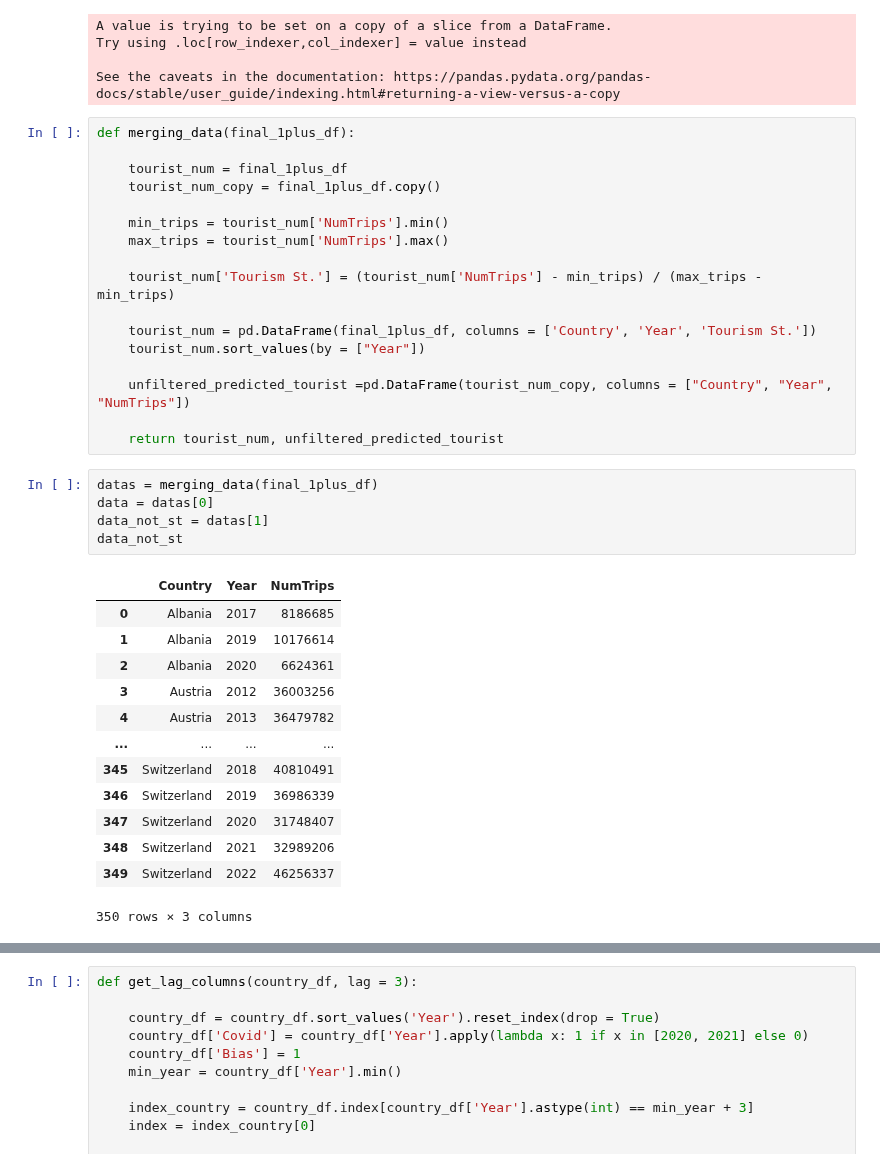
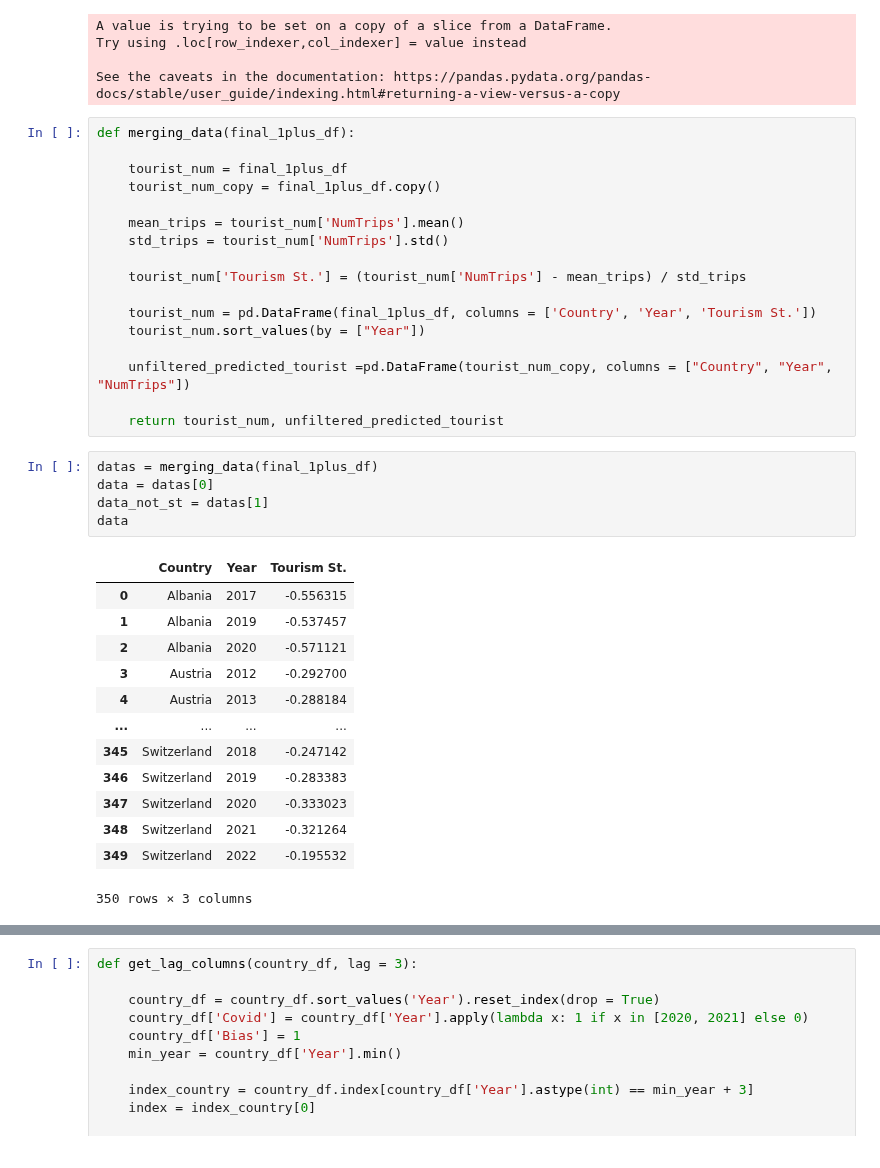
Before and after one commit to swbehan/RoadQualityWork, a Jupyter notebook: datasets/preprocessed-datasets/time_series_predictions copy 2.ipynb, the cells around one changed output, grey strips where cells are left out. Saved outputs shown, nothing was run; the diff lists cells and outputs as text.

```diff
--- a/datasets/preprocessed-datasets/time_series_predictions copy 2.ipynb
+++ b/datasets/preprocessed-datasets/time_series_predictions copy 2.ipynb
@@ -24,10 +24,10 @@ def merging_data(final_1plus_df):
     tourist_num = final_1plus_df
     tourist_num_copy = final_1plus_df.copy()
 
-    min_trips = tourist_num['NumTrips'].min()
-    max_trips = tourist_num['NumTrips'].max()
+    mean_trips = tourist_num['NumTrips'].mean()
+    std_trips = tourist_num['NumTrips'].std()
 
-    tourist_num['Tourism St.'] = (tourist_num['NumTrips'] - min_trips) / (max_trips - min_trips)
+    tourist_num['Tourism St.'] = (tourist_num['NumTrips'] - mean_trips) / std_trips
 
     tourist_num = pd.DataFrame(final_1plus_df, columns = ['Country', 'Year', 'Tourism St.'])
     tourist_num.sort_values(by = ["Year"])
@@ -38,19 +38,19 @@ def merging_data(final_1plus_df):
 # %%
 datas = merging_data(final_1plus_df)
 data = datas[0]
 data_not_st = datas[1]
-data_not_st
+data
 # %% [output]
-|  | Country | Year | NumTrips |
-| 0 | Albania | 2017 | 8186685 |
-| 1 | Albania | 2019 | 10176614 |
-| 2 | Albania | 2020 | 6624361 |
-| 3 | Austria | 2012 | 36003256 |
-| 4 | Austria | 2013 | 36479782 |
+|  | Country | Year | Tourism St. |
+| 0 | Albania | 2017 | -0.556315 |
+| 1 | Albania | 2019 | -0.537457 |
+| 2 | Albania | 2020 | -0.571121 |
+| 3 | Austria | 2012 | -0.292700 |
+| 4 | Austria | 2013 | -0.288184 |
 | ... | ... | ... | ... |
-| 345 | Switzerland | 2018 | 40810491 |
-| 346 | Switzerland | 2019 | 36986339 |
-| 347 | Switzerland | 2020 | 31748407 |
-| 348 | Switzerland | 2021 | 32989206 |
-| 349 | Switzerland | 2022 | 46256337 |
+| 345 | Switzerland | 2018 | -0.247142 |
+| 346 | Switzerland | 2019 | -0.283383 |
+| 347 | Switzerland | 2020 | -0.333023 |
+| 348 | Switzerland | 2021 | -0.321264 |
+| 349 | Switzerland | 2022 | -0.195532 |
 350 rows × 3 columns
```
Also changed, not shown: parts of 18 cells of this notebook.
